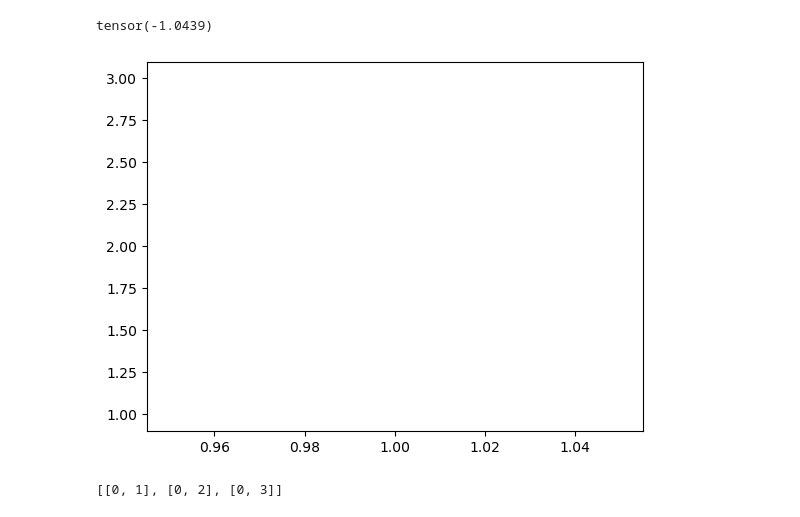
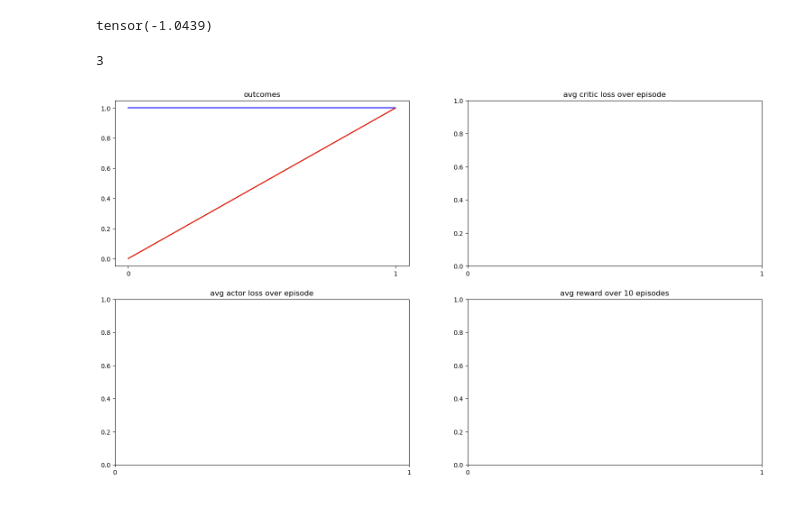
Before and after one commit to NthMark/SAC_RL, a Jupyter notebook: rl_sac/rl_sac/test.ipynb, the cells around one changed output. Drawn from its saved outputs; the diff is of its cells as text; code cells hidden in the pictures.

```diff
--- a/rl_sac/rl_sac/test.ipynb
+++ b/rl_sac/rl_sac/test.ipynb
@@ -37,24 +37,52 @@ import math
 # %%
 goal_x_list = [5.1081,4.0456,2.7147,1.0915,0.37583,-0.18133,-0.14148,-1.4583,-3.6939,-2.8976,-1.5097,-0.73719,-0.35437,3.36,4.295,5.8217,6.5594,6.6926,2.7248]
 goal_y_list = [-9.0511,-9.9685,-9.7536,-9.4915,-4.9754,1.3284,3.7654,3.7568,3.7427,6.2144,6.7212,6.9084,8.079,7.4159,7.4433,7.459,7.686,5.0049,4.9378]
-# %%
-import numpy as np
-import matplotlib
-import matplotlib.pyplot as plt
-xaxis = np.array(range(1, 1 + 1))
-data_outcome_history=[[1,2,3]]
-outcome_histories = [[0],[0],[0]]
-for idx in range(len(data_outcome_history)):
-    outcome_histories[0].append(outcome_histories[0][-1]+data_outcome_history[idx][0])
-    outcome_histories[1].append(outcome_histories[1][-1]+data_outcome_history[idx][1])
-    outcome_histories[2].append(outcome_histories[2][-1]+data_outcome_history[idx][2])
-outcome_histories=[1,2,3]
-if len(data_outcome_history) > 0:
-    for outcome_history in np.array(outcome_histories):
-        plt.plot(xaxis, outcome_history)
-# %% [output]
-[figure, removed]
-# %%
-outcome_histories
-# %% [output]
-[[0, 1], [0, 2], [0, 3]]
+# %%
+
+import numpy as np
+import matplotlib
+import matplotlib.pyplot as plt
+from matplotlib.ticker import MaxNLocator
+fig, ax1 = plt.subplots(2, 2)
+fig.set_size_inches(18.5, 10.5)
+titles = ['outcomes', 'avg critic loss over episode', 'avg actor loss over episode', 'avg reward over 10 episodes']
+legend_labels = ['Success', 'Collision Wall','Timeout']
+legend_colors = ['b', 'g', 'r']
+for i in range(4):
+    ax = ax1[int(i/2)][int(i%2!=0)]
+    ax.set_title(titles[i])
+    ax.xaxis.set_major_locator(MaxNLocator(integer=True))
+legend_set = False
+xaxis = np.array(range(2))
+data_outcome_history=[[True,False,False],[False,True,True]]
+outcome_histories = [[1],[0],[0]]
+if len(data_outcome_history) ==1:
+    outcome_histories[0].append(1 if data_outcome_history[0][0]else 0)
+    outcome_histories[1].append(1 if data_outcome_history[0][1]else 0)
+    outcome_histories[2].append(1 if data_outcome_history[0][2]else 0)
+elif len(data_outcome_history)==2:
+    outcome_histories[0].append(outcome_histories[0][-1]+data_outcome_history[-1][0])
+    outcome_histories[1].append(outcome_histories[1][-1]+data_outcome_history[-1][1])
+    outcome_histories[2].append(outcome_histories[2][-1]+data_outcome_history[-1][2])
+elif len(data_outcome_history)<=11:
+    for idx in range(2,len(data_outcome_history)):
+        outcome_histories[0].append(outcome_histories[0][-1]+data_outcome_history[idx][0])
+        outcome_histories[1].append(outcome_histories[1][-1]+data_outcome_history[idx][1])
+        outcome_histories[2].append(outcome_histories[2][-1]+data_outcome_history[idx][2])
+else:
+    for idx in range(len(data_outcome_history)-10,len(data_outcome_history)):
+        outcome_histories[0].append(outcome_histories[0][-1]+data_outcome_history[idx][0])
+        outcome_histories[1].append(outcome_histories[1][-1]+data_outcome_history[idx][1])
+        outcome_histories[2].append(outcome_histories[2][-1]+data_outcome_history[idx][2])
+print(len(outcome_histories))
+if len(data_outcome_history) > 0:
+    i = 0
+    for outcome_history in np.array(outcome_histories):
+        ax1[0][0].plot(xaxis, outcome_history, color=legend_colors[i], label=legend_labels[i])
+        i += 1
+plt.draw()
+plt.pause(0.2)
+plt.close()
+# %% [output]
+3
+[figure, added]
```
Also changed, not shown: parts of 4 cells of this notebook, 28 other files.
